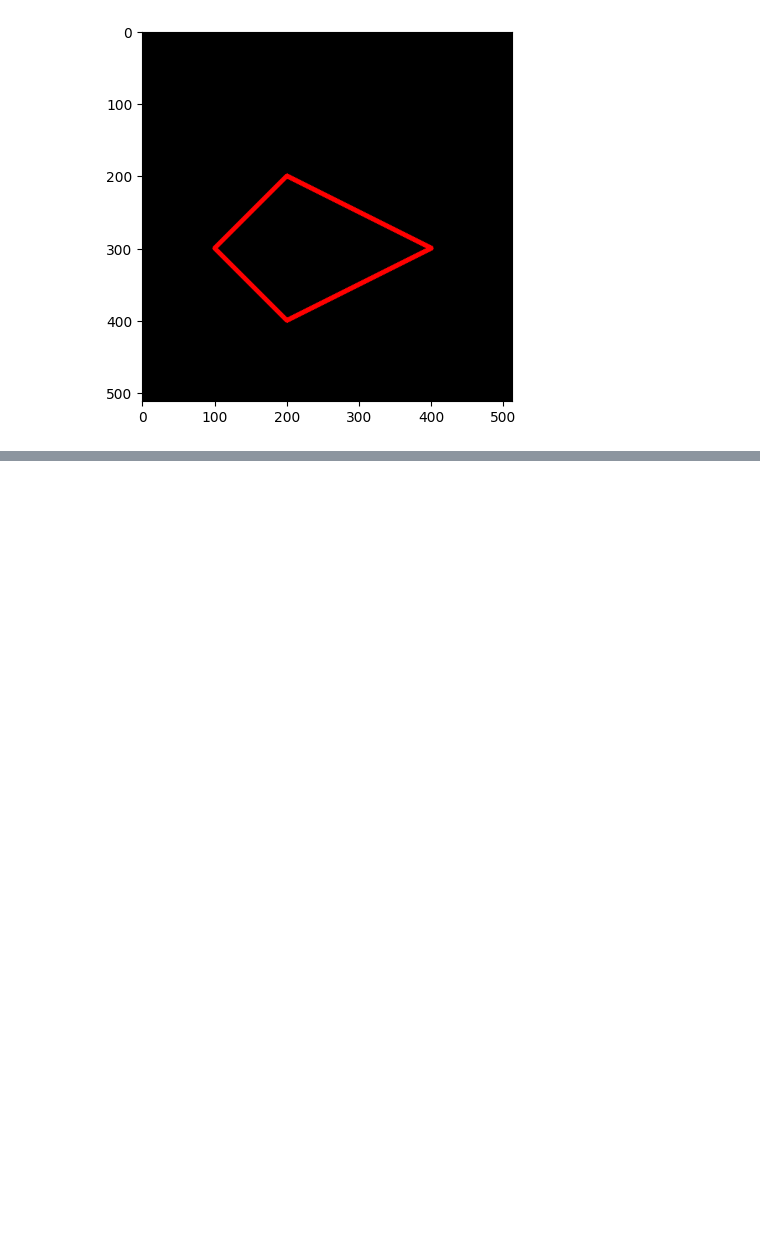
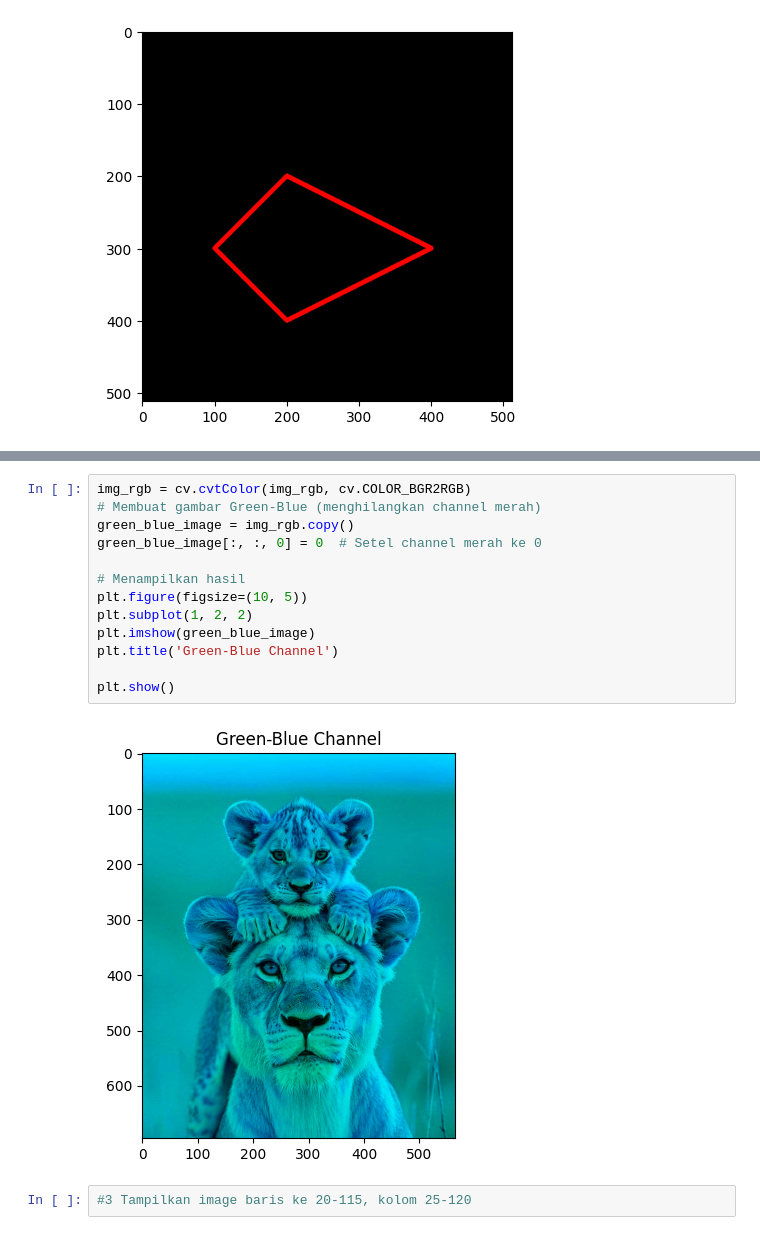
Before and after one commit to latifurrahmanalhamida/PCVK_244107027017_M-LATIFUR, a Jupyter notebook: Modul_2.ipynb, the cells around one changed output, grey strips where cells are left out. Saved outputs shown, nothing was run; the diff lists cells and outputs as text; blank space fills up the shorter version.

```diff
--- a/Modul_2.ipynb
+++ b/Modul_2.ipynb
@@ -133,0 +159,17 @@ plt.imshow(black_img2)
+# %%
+img_rgb = cv.cvtColor(img_rgb, cv.COLOR_BGR2RGB)
+# Membuat gambar Green-Blue (menghilangkan channel merah)
+green_blue_image = img_rgb.copy()
+green_blue_image[:, :, 0] = 0  # Setel channel merah ke 0
+
+# Menampilkan hasil
+plt.figure(figsize=(10, 5))
+plt.subplot(1, 2, 2)
+plt.imshow(green_blue_image)
+plt.title('Green-Blue Channel')
+
+plt.show()
+# %% [output]
+[figure, added]
+# %%
+#3 Tampilkan image baris ke 20-115, kolom 25-120
```
Also changed, not shown: parts of 7 cells of this notebook.
